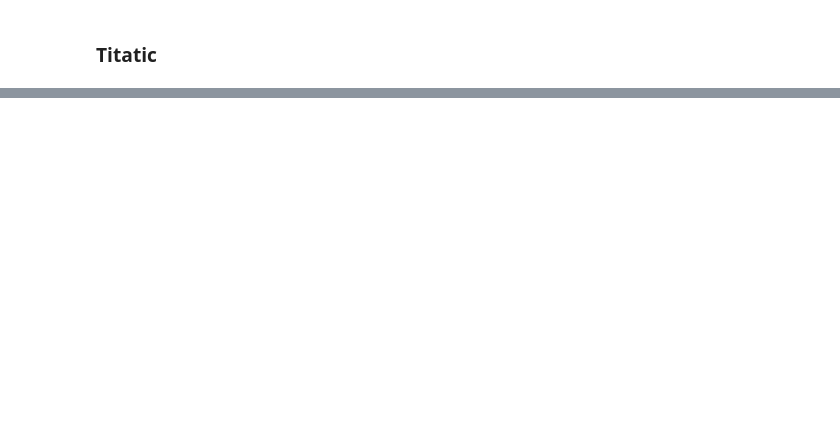
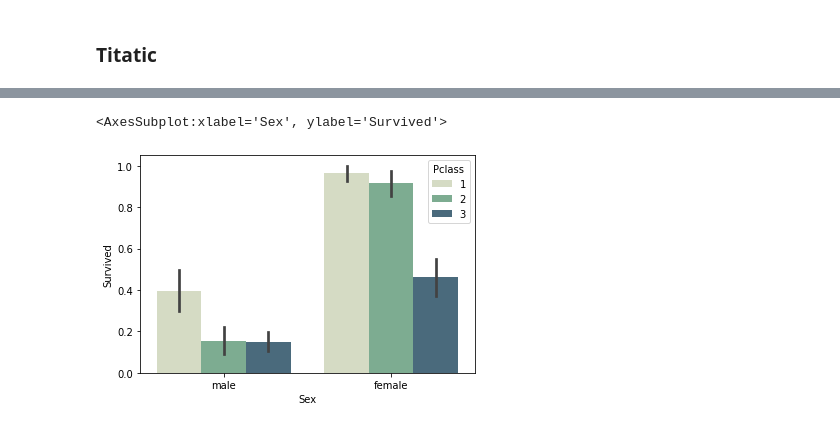
Before and after one commit to zkan/python-for-data-analysis, a Jupyter notebook: 02-pandas.ipynb, the cells around one changed output, grey strips where cells are left out. Drawn from its saved outputs; the diff is of its cells as text; code cells hidden in the pictures; blank space fills up the shorter version.

```diff
--- a/02-pandas.ipynb
+++ b/02-pandas.ipynb
@@ -391,3 +1042,6 @@ sns.barplot(x="sex", y="survived", hue="pclass", data=titanic_df)
 # %%
-sns.barplot(x="sex", y="survived", hue="pclass", data=titanic_df, palette=sns.cubehelix_palette(4, start=0.5, rot=-.75))
+sns.barplot(x="Sex", y="Survived", hue="Pclass", data=titanic_df, palette=sns.cubehelix_palette(4, start=0.5, rot=-.75))
+# %% [output]
+<AxesSubplot:xlabel='Sex', ylabel='Survived'>
+[figure, added]
 # %%
```
Also changed, not shown: parts of 116 cells of this notebook, 6 other files.
